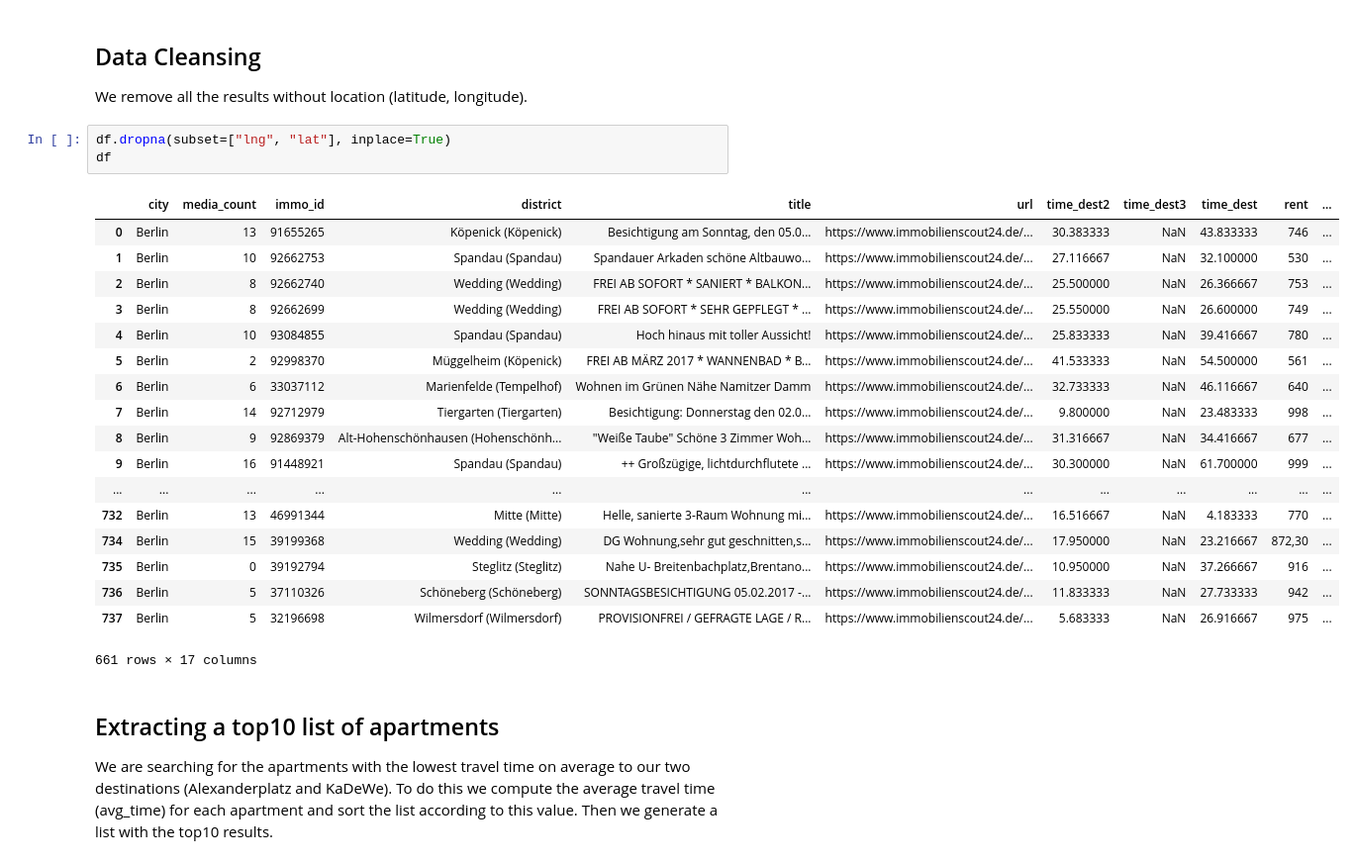
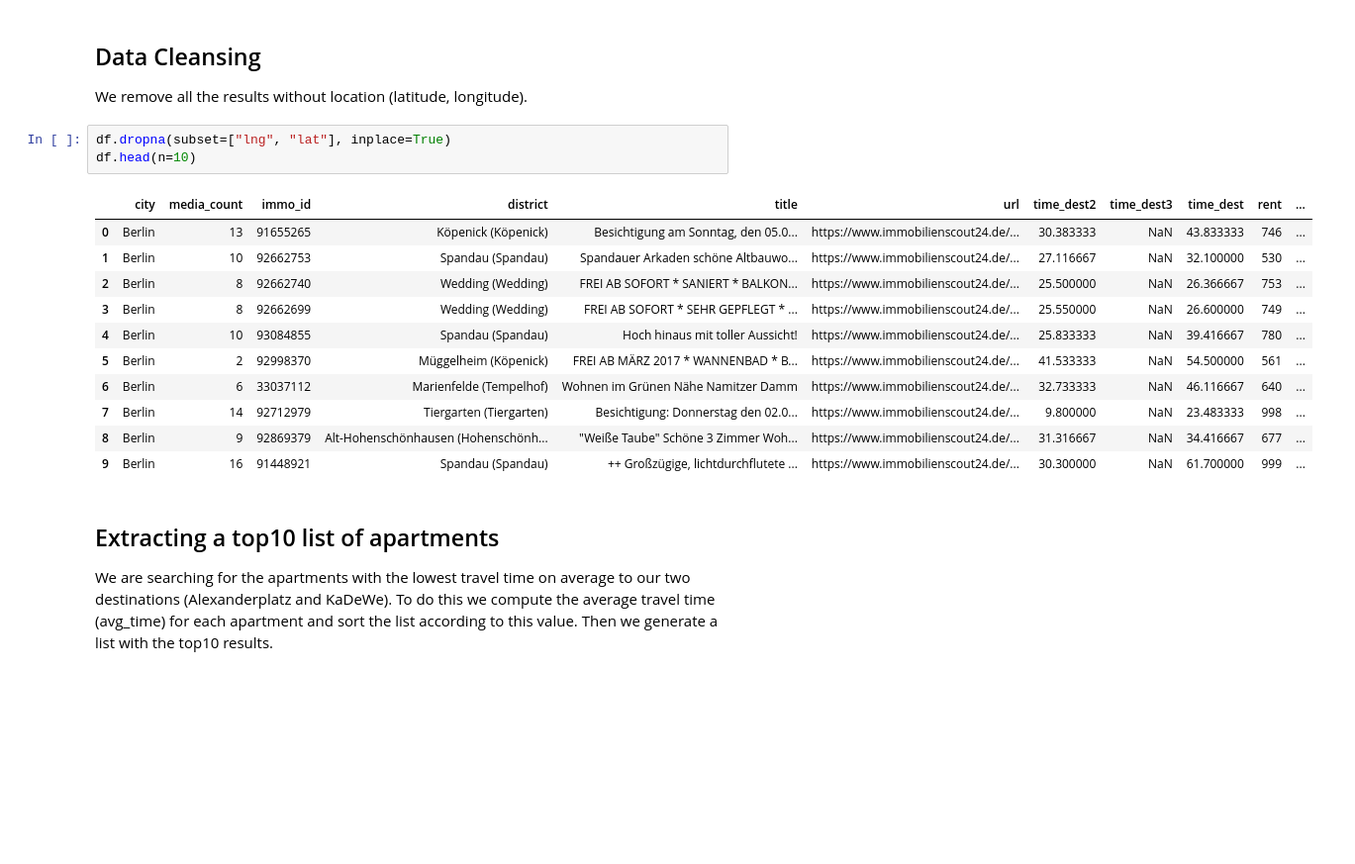
Before and after one commit to asmaier/ImmoSpider, a Jupyter notebook: ImmoAnalyze.ipynb, the cells around one changed output. Shown: that part at 99% size. Drawn from its saved outputs; the diff is of its cells as text; blank space fills up the shorter version.

```diff
--- a/ImmoAnalyze.ipynb
+++ b/ImmoAnalyze.ipynb
@@ -34,26 +34,19 @@ df = pd.read_csv('appartments.csv')
 We remove all the results without location (latitude, longitude).
 # %%
 df.dropna(subset=["lng", "lat"], inplace=True)
-df
+df.head(n=10)
 # %% [output]
 |  | city | media_count | immo_id | district | title | url | time_dest2 | time_dest3 | time_dest | rent | ... |
 | 0 | Berlin | 13 | 91655265 | Köpenick (Köpenick) | Besichtigung am Sonntag, den 05.0... | https://www.immobilienscout24.de/... | 30.383333 | NaN | 43.833333 | 746 | ... |
 | 1 | Berlin | 10 | 92662753 | Spandau (Spandau) | Spandauer Arkaden schöne Altbauwo... | https://www.immobilienscout24.de/... | 27.116667 | NaN | 32.100000 | 530 | ... |
 | 2 | Berlin | 8 | 92662740 | Wedding (Wedding) | FREI AB SOFORT * SANIERT * BALKON... | https://www.immobilienscout24.de/... | 25.500000 | NaN | 26.366667 | 753 | ... |
 | 3 | Berlin | 8 | 92662699 | Wedding (Wedding) | FREI AB SOFORT * SEHR GEPFLEGT * ... | https://www.immobilienscout24.de/... | 25.550000 | NaN | 26.600000 | 749 | ... |
 | 4 | Berlin | 10 | 93084855 | Spandau (Spandau) | Hoch hinaus mit toller Aussicht! | https://www.immobilienscout24.de/... | 25.833333 | NaN | 39.416667 | 780 | ... |
 | 5 | Berlin | 2 | 92998370 | Müggelheim (Köpenick) | FREI AB MÄRZ 2017 * WANNENBAD * B... | https://www.immobilienscout24.de/... | 41.533333 | NaN | 54.500000 | 561 | ... |
 | 6 | Berlin | 6 | 33037112 | Marienfelde (Tempelhof) | Wohnen im Grünen Nähe Namitzer Damm | https://www.immobilienscout24.de/... | 32.733333 | NaN | 46.116667 | 640 | ... |
 | 7 | Berlin | 14 | 92712979 | Tiergarten (Tiergarten) | Besichtigung: Donnerstag den 02.0... | https://www.immobilienscout24.de/... | 9.800000 | NaN | 23.483333 | 998 | ... |
 | 8 | Berlin | 9 | 92869379 | Alt-Hohenschönhausen (Hohenschönh... | "Weiße Taube" Schöne 3 Zimmer Woh... | https://www.immobilienscout24.de/... | 31.316667 | NaN | 34.416667 | 677 | ... |
 | 9 | Berlin | 16 | 91448921 | Spandau (Spandau) | ++ Großzügige, lichtdurchflutete ... | https://www.immobilienscout24.de/... | 30.300000 | NaN | 61.700000 | 999 | ... |
-| ... | ... | ... | ... | ... | ... | ... | ... | ... | ... | ... | ... |
-| 732 | Berlin | 13 | 46991344 | Mitte (Mitte) | Helle, sanierte 3-Raum Wohnung mi... | https://www.immobilienscout24.de/... | 16.516667 | NaN | 4.183333 | 770 | ... |
-| 734 | Berlin | 15 | 39199368 | Wedding (Wedding) | DG Wohnung,sehr gut geschnitten,s... | https://www.immobilienscout24.de/... | 17.950000 | NaN | 23.216667 | 872,30 | ... |
-| 735 | Berlin | 0 | 39192794 | Steglitz (Steglitz) | Nahe U- Breitenbachplatz,Brentano... | https://www.immobilienscout24.de/... | 10.950000 | NaN | 37.266667 | 916 | ... |
-| 736 | Berlin | 5 | 37110326 | Schöneberg (Schöneberg) | SONNTAGSBESICHTIGUNG 05.02.2017 -... | https://www.immobilienscout24.de/... | 11.833333 | NaN | 27.733333 | 942 | ... |
-| 737 | Berlin | 5 | 32196698 | Wilmersdorf (Wilmersdorf) | PROVISIONFREI / GEFRAGTE LAGE / R... | https://www.immobilienscout24.de/... | 5.683333 | NaN | 26.916667 | 975 | ... |
-661 rows × 17 columns
 # %% [markdown]
 ## Extracting a top10 list of apartments
 We are searching for the apartments with the lowest travel time on average to our two destinations (Alexanderplatz and KaDeWe). To do this we compute the average travel time (avg_time) for each apartment and sort the list according to this value. Then we generate a list with the top10 results.
```
Also changed, not shown: parts of 2 cells of this notebook, 1 other file.
